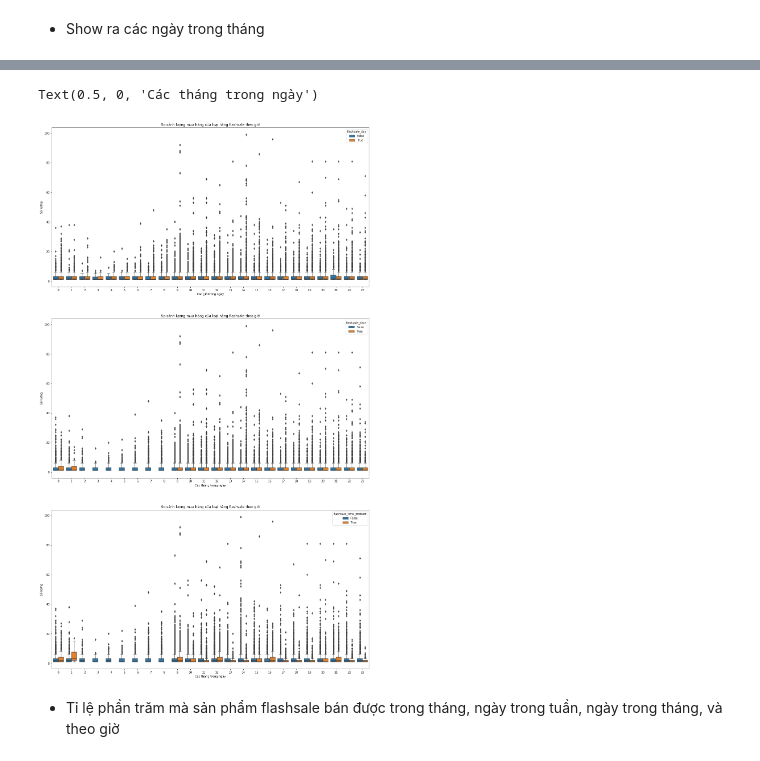
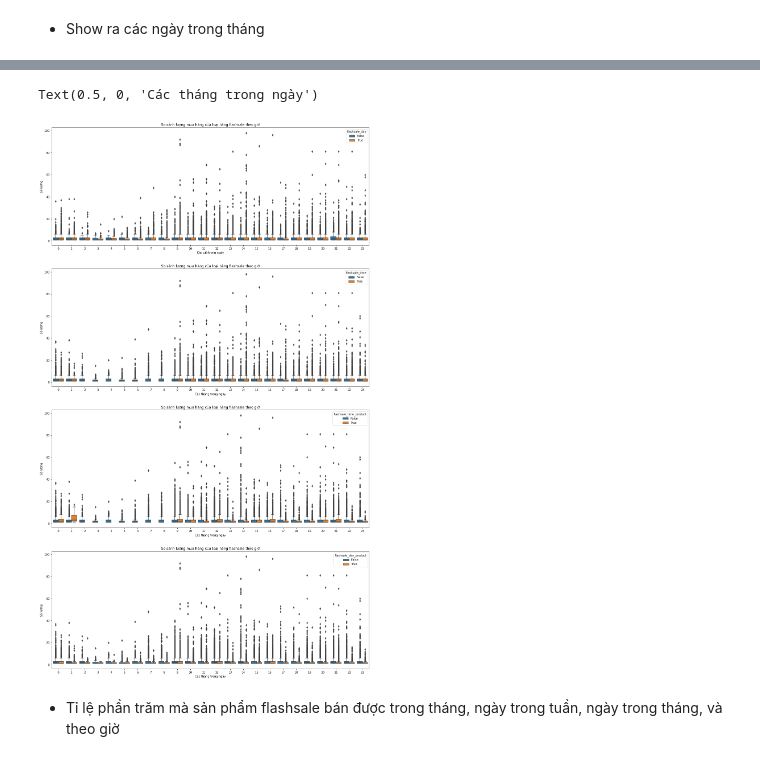
Before and after one commit to ToanLyHoa/Report-data-analysis, a Jupyter notebook: Analysis_Fahasa_Final.ipynb, the cells around one changed output, grey strips where cells are left out. Saved outputs shown, nothing was run; the diff lists cells and outputs as text; code cells hidden in the pictures.

```diff
--- a/Analysis_Fahasa_Final.ipynb
+++ b/Analysis_Fahasa_Final.ipynb
@@ -733,7 +794,7 @@ Text(0.5, 0, 'Các ngày trong tháng')
 # %%
 df = fhs_sales_flat_order_item_state_2022         \
           .groupby([fhs_sales_flat_order_item_state_2022['fhs_sales_flat_order_item.created_at'],
-                    'flashsale_product', 'flashsale_day', 'flashsale_time', 'flashsale_time_product'])\
+                    'flashsale_product', 'flashsale_day', 'flashsale_time', 'flashsale_time_product', 'flashsale_day_product'])\
                     ['fhs_sales_flat_order.entity_id'].count()
 
 # reset index đưa về dataframe
@@ -742,38 +803,47 @@ df = df.reset_index()
 # khi reset_index inedx đã đưa về sting nên ta cast về datetime
 string_to_datetime(df, 'fhs_sales_flat_order_item.created_at')
 
-fig, ax = plt.subplots(3, 1, figsize=(20,35))
+fig, ax = plt.subplots(4, 1, figsize=(20,35))
 
-# Show ra khác biệt về giờ
+# Show ra khác biệt về ngày có flashsale
 df1 = df.loc[df['flashsale_product'] == True]
 sns.boxplot(data = df1,
           x = df1['fhs_sales_flat_order_item.created_at'].dt.hour,
           y = df1['fhs_sales_flat_order.entity_id'],
           hue = 'flashsale_day', ax = ax[0], palette="tab10")
 ax[0].set_ylabel('Số lượng')
 ax[0].set_title('So sánh lượng mua hàng của loại hàng flashsale theo giờ')
 ax[0].set_xlabel('Các giờ trong ngày')
 
-# Show ra khác biệt về giờ
+# Show ra khác biệt về giờ có flashsale
 sns.boxplot(data = df1,
           x = df1['fhs_sales_flat_order_item.created_at'].dt.hour,
           y = df1['fhs_sales_flat_order.entity_id'],
           hue = 'flashsale_time', ax = ax[1], palette="tab10")
 ax[1].set_ylabel('Số lượng')
 ax[1].set_title('So sánh lượng mua hàng của loại hàng flashsale theo giờ')
 ax[1].set_xlabel('Các tháng trong ngày')
 
-# Show ra khác biệt về giờ
+# Show ra khác biệt về giờ có flashsale củ sản phẩm đó
 sns.boxplot(data = df1,
           x = df1['fhs_sales_flat_order_item.created_at'].dt.hour,
           y = df1['fhs_sales_flat_order.entity_id'],
           hue = 'flashsale_time_product', ax = ax[2], palette="tab10")
 ax[2].set_ylabel('Số lượng')
 ax[2].set_title('So sánh lượng mua hàng của loại hàng flashsale theo giờ')
 ax[2].set_xlabel('Các tháng trong ngày')
+
+# Show ra khác biệt về ngày có flashsale của sản phẩm đó
+sns.boxplot(data = df1,
+          x = df1['fhs_sales_flat_order_item.created_at'].dt.hour,
+          y = df1['fhs_sales_flat_order.entity_id'],
+          hue = 'flashsale_day_product', ax = ax[3], palette="tab10")
+ax[3].set_ylabel('Số lượng')
+ax[3].set_title('So sánh lượng mua hàng của loại hàng flashsale theo giờ')
+ax[3].set_xlabel('Các tháng trong ngày')
 # %% [output]
 Text(0.5, 0, 'Các tháng trong ngày')
-[figure, old version]
+[figure, new version]
 # %% [markdown]
 - Tỉ lệ phần trăm mà sản phẩm flashsale bán được trong tháng, ngày trong tuần, ngày trong tháng, và theo giờ
 # %%
```
Also changed, not shown: parts of 10 cells of this notebook, 1 other file.
